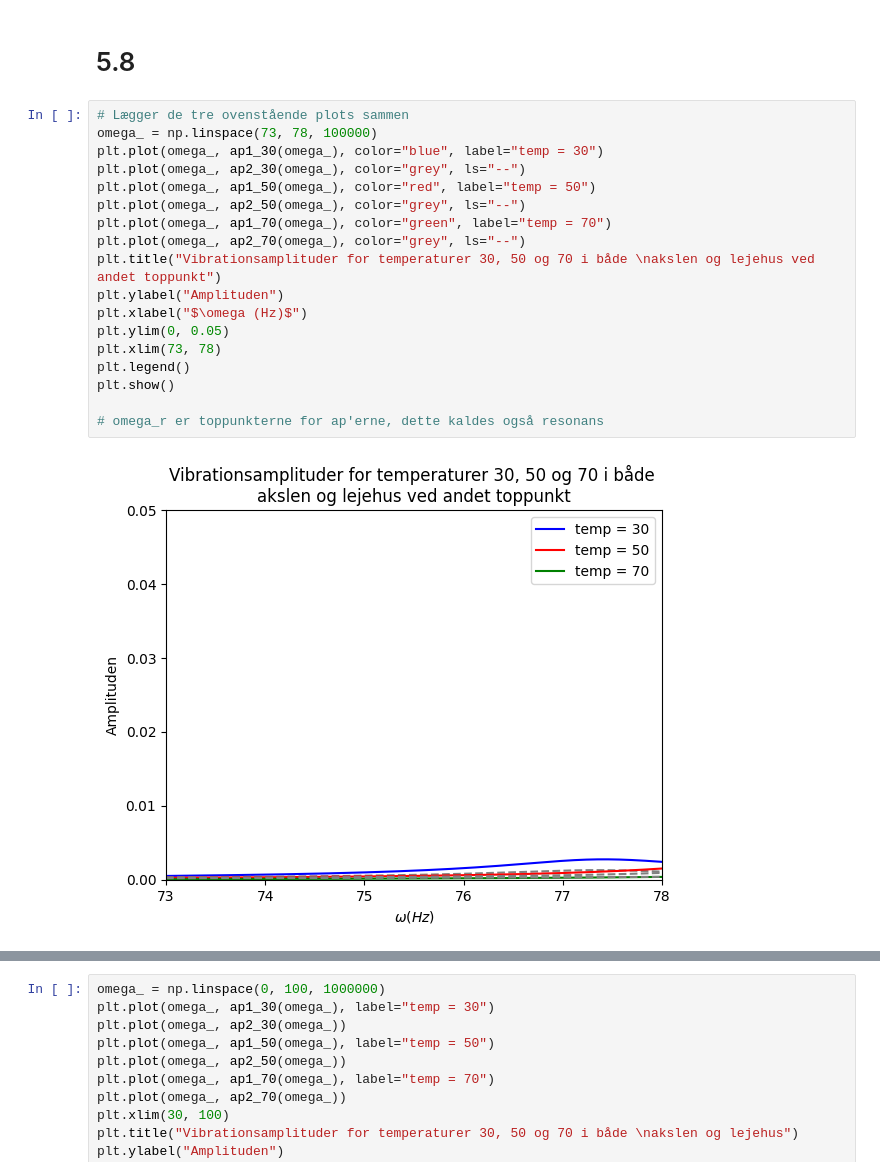
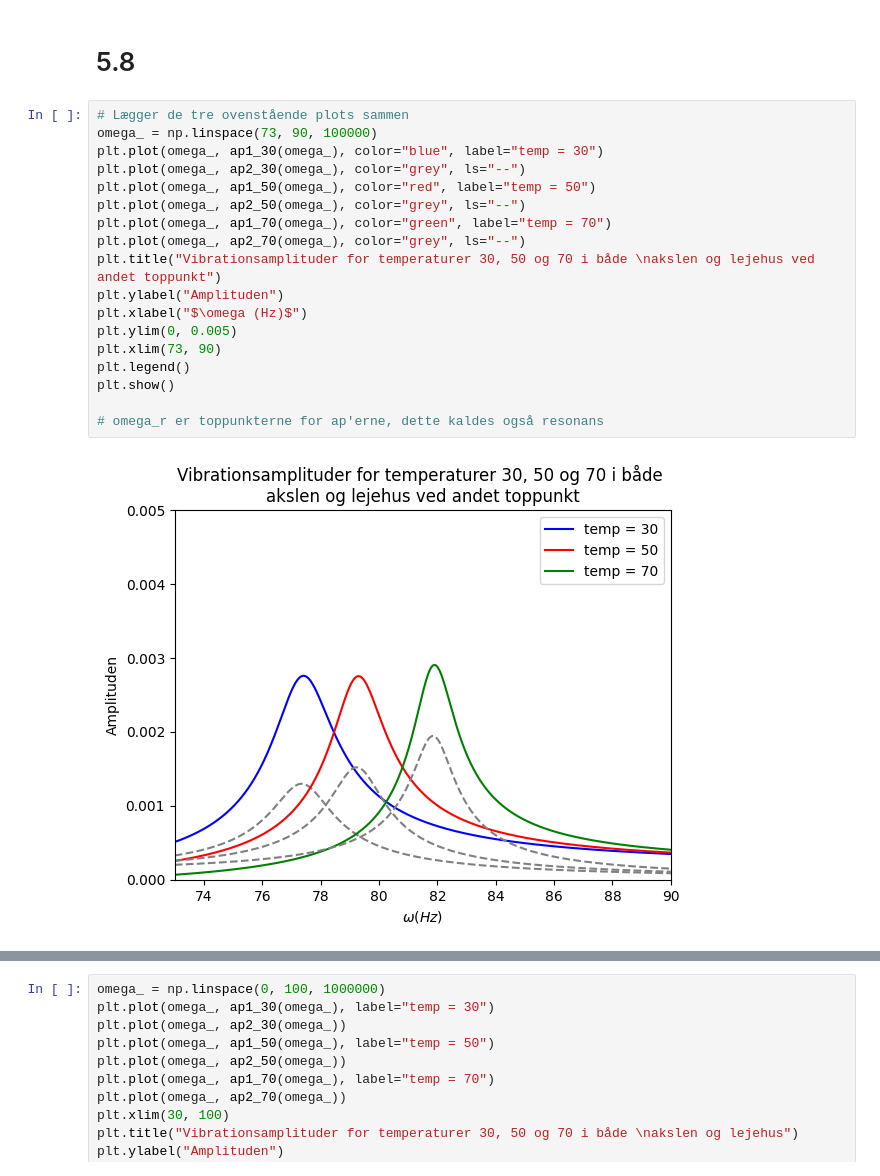
Before and after one commit to Apros7/Mat1Project, a Jupyter notebook: Opg 5.6 + 5.7 + 5.8.ipynb, the cells around one changed output, grey strips where cells are left out. Cells and saved outputs as stored; diff of their text form.

```diff
--- a/Opg 5.6 + 5.7 + 5.8.ipynb
+++ b/Opg 5.6 + 5.7 + 5.8.ipynb
@@ -228,22 +228,22 @@ display("30 grader", antires(z_tilde_30),
 # 5.8
 # %%
 # Lægger de tre ovenstående plots sammen
-omega_ = np.linspace(73, 78, 100000)
+omega_ = np.linspace(73, 90, 100000)
 plt.plot(omega_, ap1_30(omega_), color="blue", label="temp = 30")
 plt.plot(omega_, ap2_30(omega_), color="grey", ls="--")
 plt.plot(omega_, ap1_50(omega_), color="red", label="temp = 50")
 plt.plot(omega_, ap2_50(omega_), color="grey", ls="--")
 plt.plot(omega_, ap1_70(omega_), color="green", label="temp = 70")
 plt.plot(omega_, ap2_70(omega_), color="grey", ls="--")
 plt.title("Vibrationsamplituder for temperaturer 30, 50 og 70 i både \nakslen og lejehus ved andet toppunkt")
 plt.ylabel("Amplituden")
 plt.xlabel("$\omega (Hz)$")
-plt.ylim(0, 0.05)
-plt.xlim(73, 78)
+plt.ylim(0, 0.005)
+plt.xlim(73, 90)
 plt.legend()
 plt.show()
 
 # omega_r er toppunkterne for ap'erne, dette kaldes også resonans
 # %% [output]
-[figure, old version]
+[figure, new version]
 # %%
```
Also changed, not shown: parts of 2 cells of this notebook.
